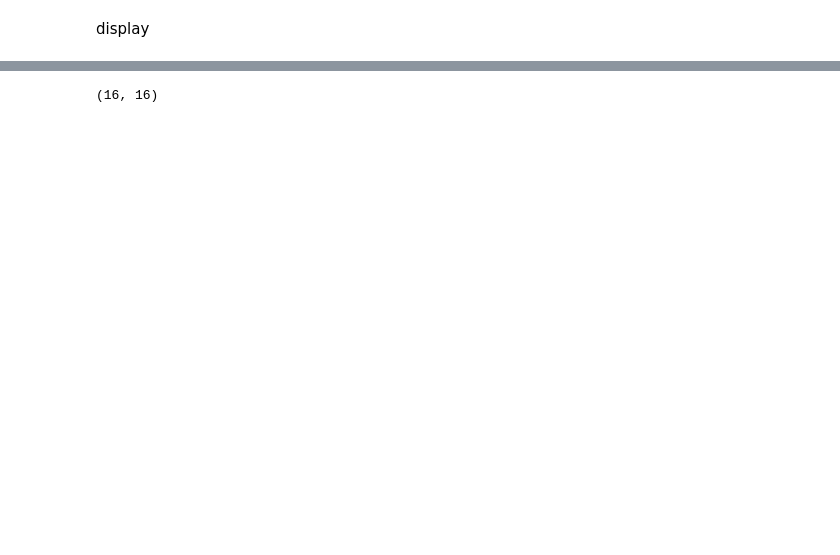
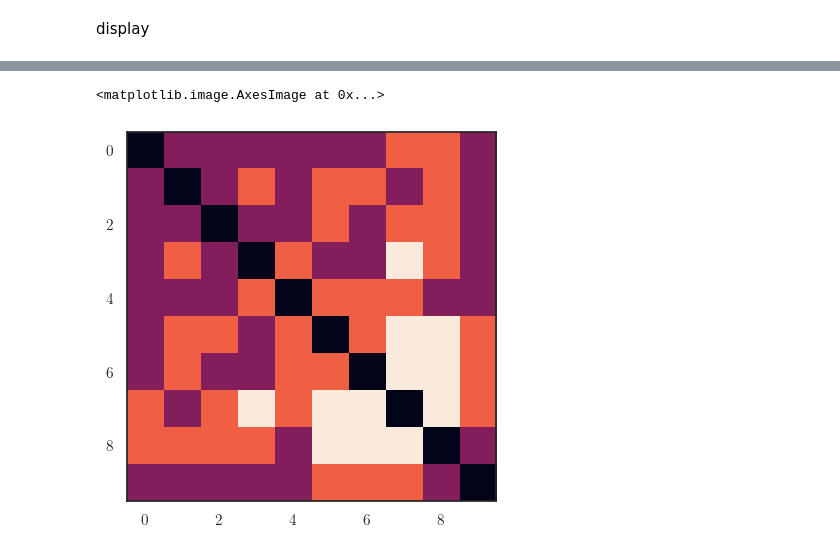
Before and after one commit to pierrehouedry/DifferentiableHyperbolicity, a Jupyter notebook: hyperbolicity/expes/figures/figure_paper_final.ipynb, the cells around one changed output, grey strips where cells are left out. Saved outputs shown, nothing was run; the diff lists cells and outputs as text; code cells hidden in the pictures; blank space fills up the shorter version.

```diff
--- a/hyperbolicity/expes/figures/figure_paper_final.ipynb
+++ b/hyperbolicity/expes/figures/figure_paper_final.ipynb
@@ -265,4 +266,5 @@ plt.show()
 # %%
-tree_hcc.d_T.shape
+plt.imshow(distances)
 # %% [output]
-(16, 16)
+<matplotlib.image.AxesImage at 0x...>
+[figure, added]
```
Also changed, not shown: parts of 4 cells of this notebook, 1 other file.
